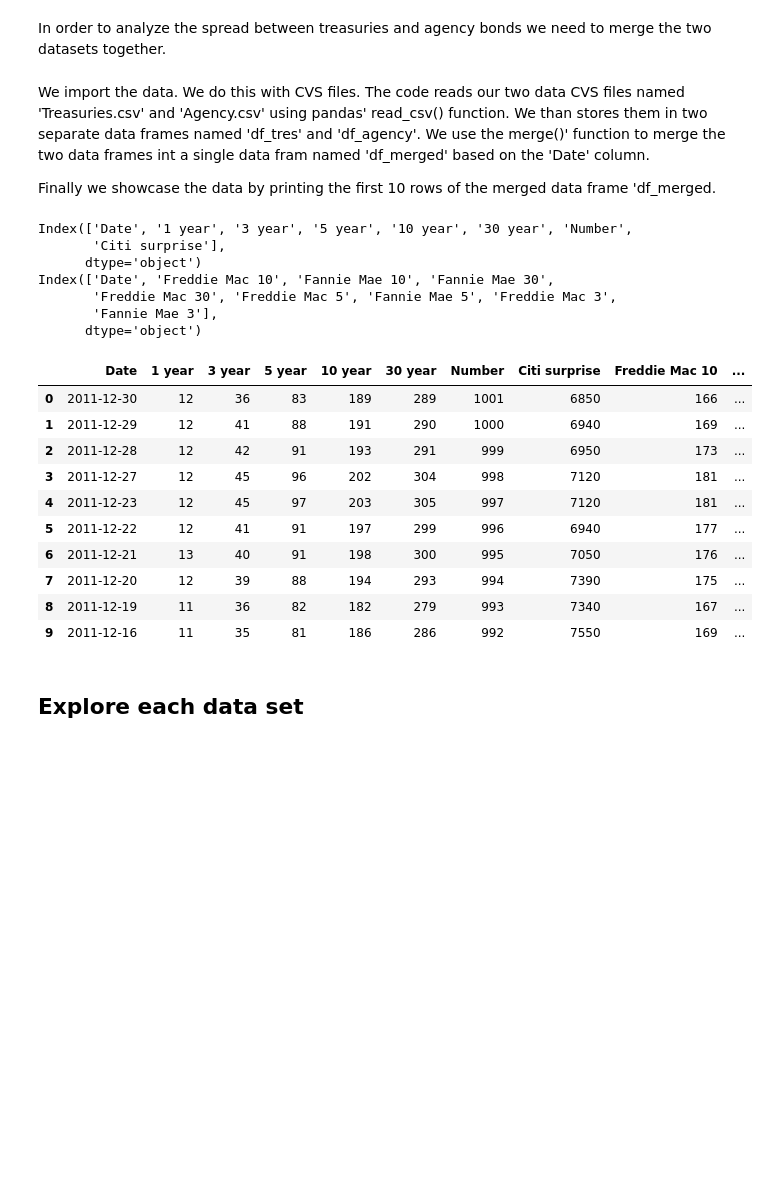
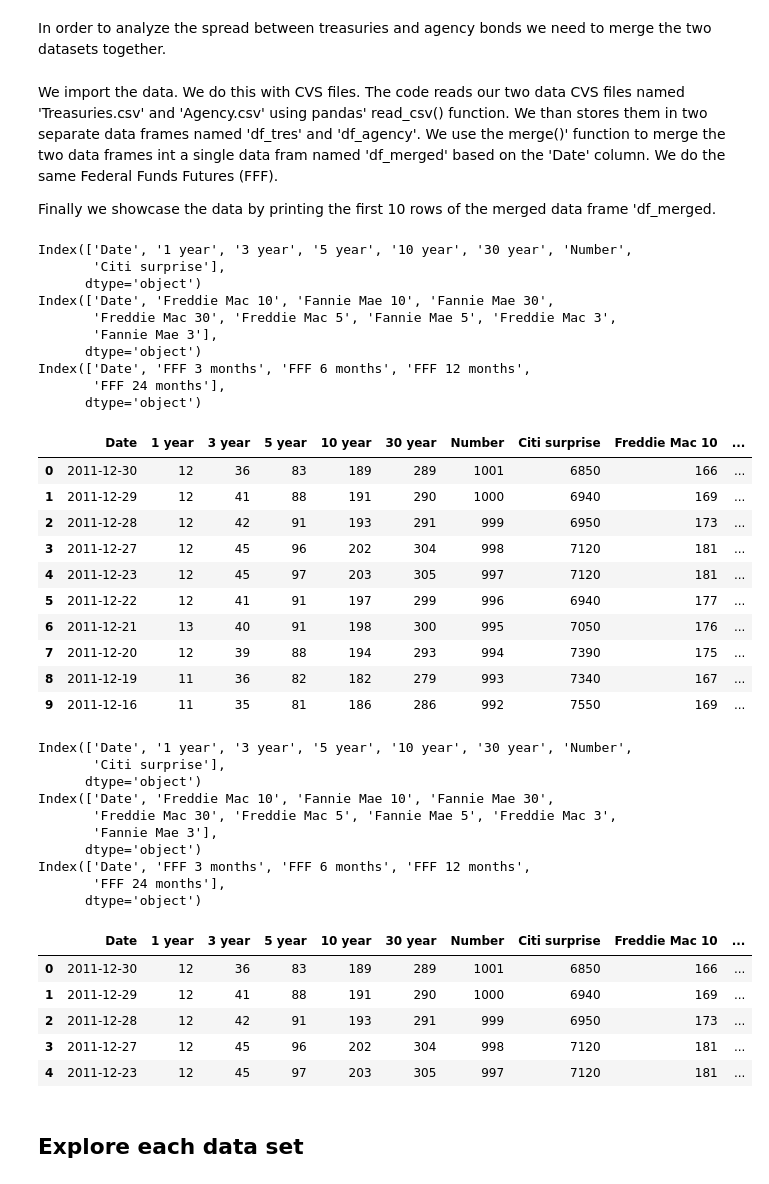
Before and after one commit to NumEconCopenhagen/projects-2023-3500, a Jupyter notebook: dataproject/dataproject.ipynb, the cells around one changed output. Drawn from its saved outputs; the diff is of its cells as text; code cells hidden in the pictures; blank space fills up the shorter version.

```diff
--- a/dataproject/dataproject.ipynb
+++ b/dataproject/dataproject.ipynb
@@ -42,19 +59,23 @@ The autoreload extension is already loaded. To reload it, use:
 # %% [markdown]
 In order to analyze the spread between treasuries and agency bonds we need to merge the two datasets together.
 # %% [markdown]
-We import the data. We do this with CVS files. The code reads our two data CVS files named 'Treasuries.csv' and 'Agency.csv' using pandas' read_csv() function. We than stores them in two separate data frames named 'df_tres' and 'df_agency'. We use the merge()' function to merge the two data frames int a single data fram named 'df_merged' based on the 'Date' column.
+We import the data. We do this with CVS files. The code reads our two data CVS files named 'Treasuries.csv' and 'Agency.csv' using pandas' read_csv() function. We than stores them in two separate data frames named 'df_tres' and 'df_agency'. We use the merge()' function to merge the two data frames int a single data fram named 'df_merged' based on the 'Date' column. We do the same Federal Funds Futures (FFF).
 
 Finally we showcase the data by printing the first 10 rows of the merged data frame 'df_merged.
 # %%
 # Make csv files to datafranes and merge datasets
 df_tres = pd.read_csv('Treasuries.csv', sep=";")
-#print(df_tres.head(10))
 df_agency = pd.read_csv('Agency.csv', sep=";")
+df_FFF = pd.read_csv('Fed Fund Futures.csv', sep=";")
+
 print(df_tres.columns)
 print(df_agency.columns)
+print(df_FFF.columns)
+
 df_merged = df_tres.merge(df_agency, on="Date", how='inner')
 df_merged.sort_values(by=['Number'], ascending=False)
 df_merged["Date"] = pd.to_datetime(df_merged["Date"], format="%d.%m.%Y")
+
 display (df_merged.head(10))
 
 # Change variable names
@@ -66,6 +87,9 @@ Index(['Date', 'Freddie Mac 10', 'Fannie Mae 10', 'Fannie Mae 30',
        'Freddie Mac 30', 'Freddie Mac 5', 'Fannie Mae 5', 'Freddie Mac 3',
        'Fannie Mae 3'],
       dtype='object')
+Index(['Date', 'FFF 3 months', 'FFF 6 months', 'FFF 12 months',
+       'FFF 24 months'],
+      dtype='object')
 |  | Date | 1 year | 3 year | 5 year | 10 year | 30 year | Number | Citi surprise | Freddie Mac 10 | ... |
 | 0 | 2011-12-30 | 12 | 36 | 83 | 189 | 289 | 1001 | 6850 | 166 | ... |
 | 1 | 2011-12-29 | 12 | 41 | 88 | 191 | 290 | 1000 | 6940 | 169 | ... |
@@ -77,6 +101,45 @@ Index(['Date', 'Freddie Mac 10', 'Fannie Mae 10', 'Fannie Mae 30',
 | 7 | 2011-12-20 | 12 | 39 | 88 | 194 | 293 | 994 | 7390 | 175 | ... |
 | 8 | 2011-12-19 | 11 | 36 | 82 | 182 | 279 | 993 | 7340 | 167 | ... |
 | 9 | 2011-12-16 | 11 | 35 | 81 | 186 | 286 | 992 | 7550 | 169 | ... |
+# %%
+# Make csv files into dataframes and merge datasets
+df_tres = pd.read_csv('Treasuries.csv', sep=";")
+df_agency = pd.read_csv('Agency.csv', sep=";")
+df_FFF = pd.read_csv('Fed Fund Futures.csv', sep=";")
+
+print(df_tres.columns)
+print(df_agency.columns)
+print(df_FFF.columns)
+
+df_merged = df_tres.merge(df_agency, on="Date", how='inner')
+df_merged.sort_values(by=['Number'], ascending=False)
+df_merged["Date"] = pd.to_datetime(df_merged["Date"], format="%d.%m.%Y")
+
+# Convert "Date" column in df_FFF to datetime
+df_FFF["Date"] = pd.to_datetime(df_FFF["Date"])
+
+# Merge df_FFF with the merged dataframe
+df_merged = df_merged.merge(df_FFF, on="Date", how='inner')
+
+# Display the first 10 rows of the merged dataframe
+display(df_merged.head(5))
+# %% [output]
+Index(['Date', '1 year', '3 year', '5 year', '10 year', '30 year', 'Number',
+       'Citi surprise'],
+      dtype='object')
+Index(['Date', 'Freddie Mac 10', 'Fannie Mae 10', 'Fannie Mae 30',
+       'Freddie Mac 30', 'Freddie Mac 5', 'Fannie Mae 5', 'Freddie Mac 3',
+       'Fannie Mae 3'],
+      dtype='object')
+Index(['Date', 'FFF 3 months', 'FFF 6 months', 'FFF 12 months',
+       'FFF 24 months'],
+      dtype='object')
+|  | Date | 1 year | 3 year | 5 year | 10 year | 30 year | Number | Citi surprise | Freddie Mac 10 | ... |
+| 0 | 2011-12-30 | 12 | 36 | 83 | 189 | 289 | 1001 | 6850 | 166 | ... |
+| 1 | 2011-12-29 | 12 | 41 | 88 | 191 | 290 | 1000 | 6940 | 169 | ... |
+| 2 | 2011-12-28 | 12 | 42 | 91 | 193 | 291 | 999 | 6950 | 173 | ... |
+| 3 | 2011-12-27 | 12 | 45 | 96 | 202 | 304 | 998 | 7120 | 181 | ... |
+| 4 | 2011-12-23 | 12 | 45 | 97 | 203 | 305 | 997 | 7120 | 181 | ... |
 # %% [markdown]
 ## Explore each data set
 # %% [markdown]
```
Also changed, not shown: parts of 7 cells of this notebook.
